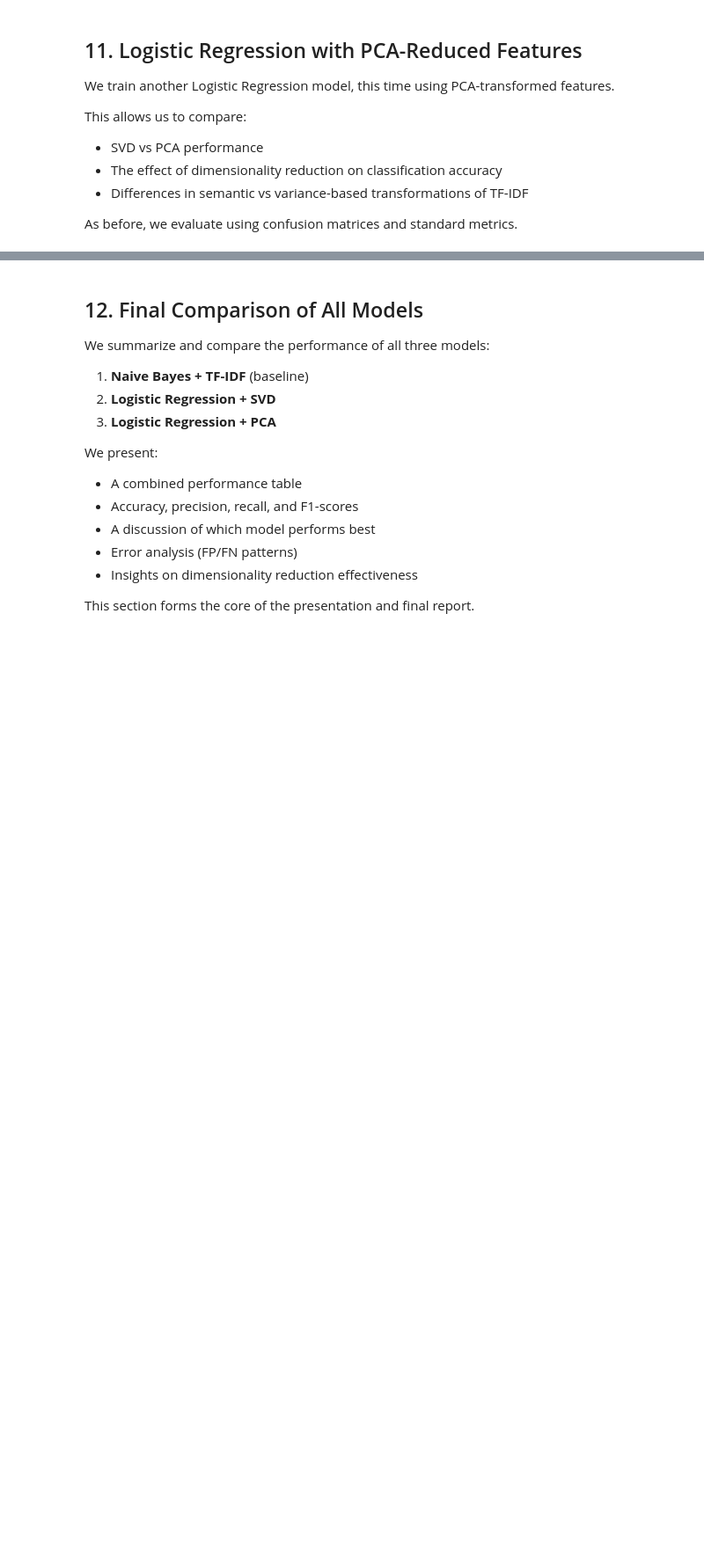
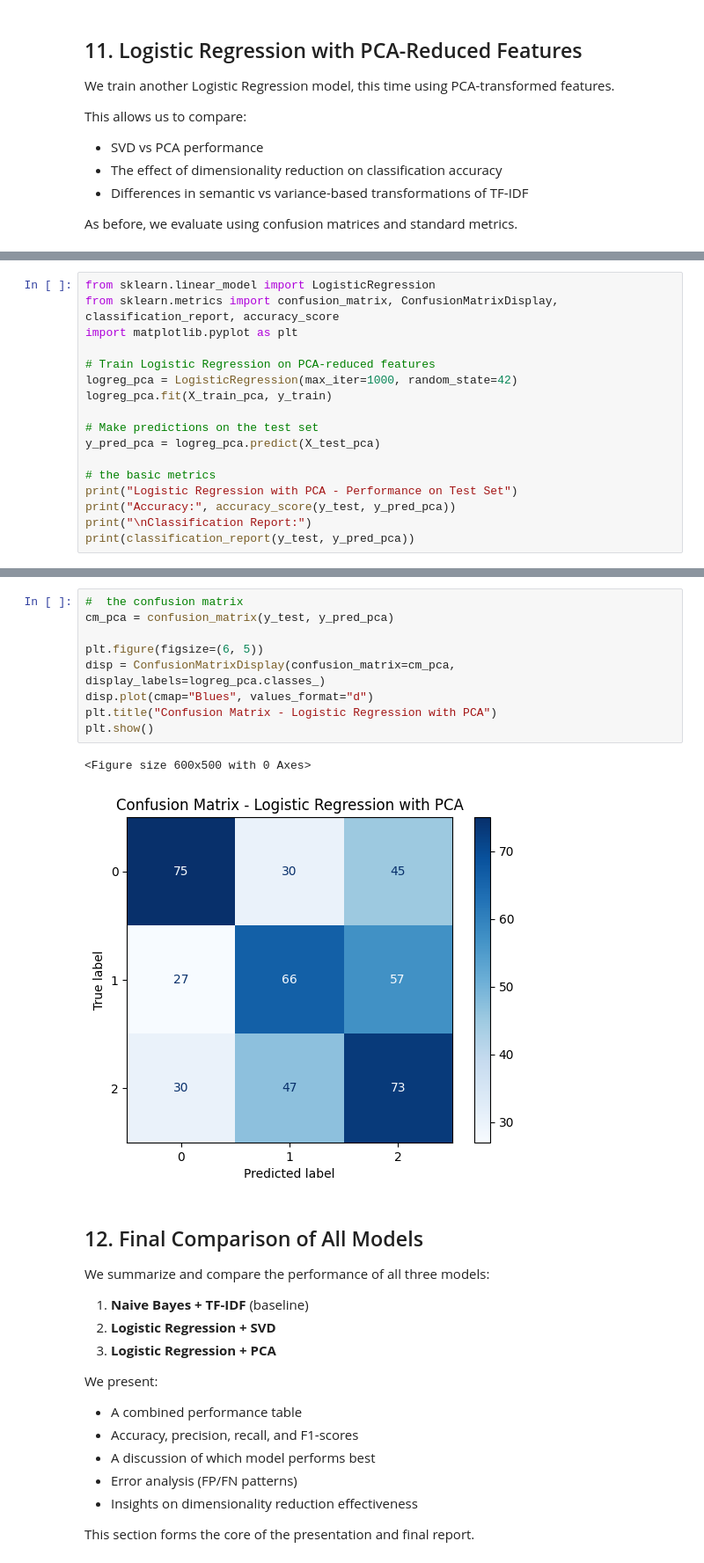
Before and after one commit to Albrightmaduka9053136/text-classification-dimensionality-reduction-group2, a Jupyter notebook: text_classification_dimensionality_reduction_group2.ipynb, the cells around one changed output, grey strips where cells are left out. Shown at 88% size. Drawn from its saved outputs; the diff is of its cells as text; blank space fills up the shorter version.

Commit message:
trained the PCA features with logistic regression model and create a confusion matrix

```diff
--- a/text_classification_dimensionality_reduction_group2.ipynb
+++ b/text_classification_dimensionality_reduction_group2.ipynb
@@ -726,0 +729,17 @@ As before, we evaluate using confusion matrices and standard metrics.
+# %%
+from sklearn.linear_model import LogisticRegression
+from sklearn.metrics import confusion_matrix, ConfusionMatrixDisplay, classification_report, accuracy_score
+import matplotlib.pyplot as plt
+
+# Train Logistic Regression on PCA-reduced features
+logreg_pca = LogisticRegression(max_iter=1000, random_state=42)
+logreg_pca.fit(X_train_pca, y_train)
+
+# Make predictions on the test set
+y_pred_pca = logreg_pca.predict(X_test_pca)
+
+# the basic metrics
+print("Logistic Regression with PCA - Performance on Test Set")
+print("Accuracy:", accuracy_score(y_test, y_pred_pca))
+print("\nClassification Report:")
+print(classification_report(y_test, y_pred_pca))
@@ -727,3 +760,15 @@ As before, we evaluate using confusion matrices and standard metrics.
+# %%
+#  the confusion matrix
+cm_pca = confusion_matrix(y_test, y_pred_pca)
+
+plt.figure(figsize=(6, 5))
+disp = ConfusionMatrixDisplay(confusion_matrix=cm_pca, display_labels=logreg_pca.classes_)
+disp.plot(cmap="Blues", values_format="d")
+plt.title("Confusion Matrix - Logistic Regression with PCA")
+plt.show()
+# %% [output]
+<Figure size 600x500 with 0 Axes>
+[figure, added]
 # %% [markdown]
 ## 12. Final Comparison of All Models
 
```
Also changed, not shown: parts of 2 cells of this notebook.
